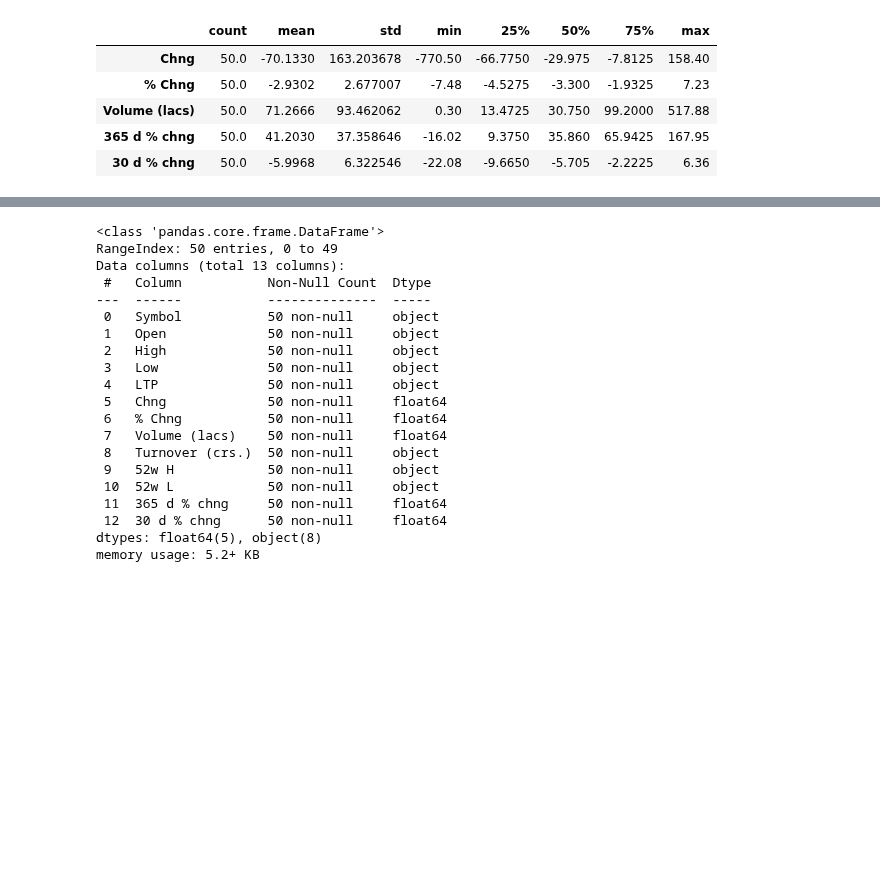
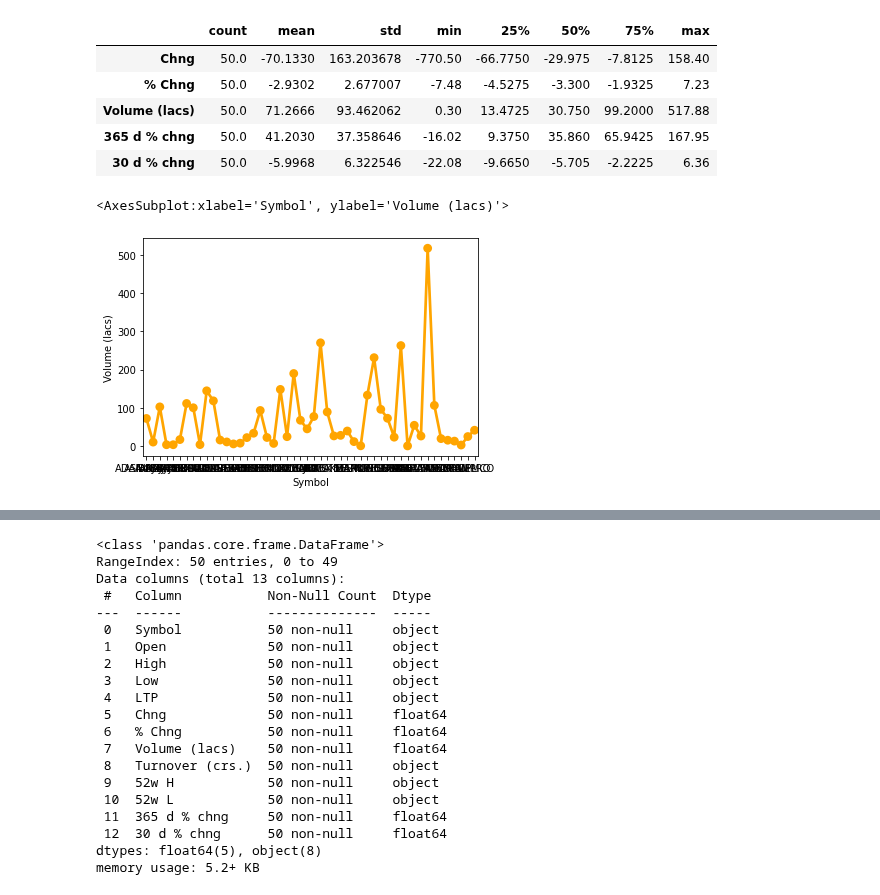
Before and after one commit to chandanabrdwj/100DaysOfML, a Jupyter notebook: nifty-50-stocks.ipynb, the cells around one changed output, grey strips where cells are left out. Drawn from its saved outputs; the diff is of its cells as text; code cells hidden in the pictures; blank space fills up the shorter version.

```diff
--- a/nifty-50-stocks.ipynb
+++ b/nifty-50-stocks.ipynb
@@ -14,7 +17,8 @@ df.head()
 | 3 | BAJAJ-AUTO | 3,370.00 | 3,383.50 | 3,320.00 | 3,335.00 | -56.70 | -1.67 | 3.42 | 114.59 | ... |
 | 4 | BAJAJFINSV | 17,200.00 | 17,237.20 | 16,610.00 | 16,684.00 | -684.85 | -3.94 | 3.42 | 576.79 | ... |
 # %%
-df.describe().T
+desc = df.describe()
+desc.T
 # %% [output]
 |  | count | mean | std | min | 25% | 50% | 75% | max |
 | Chng | 50.0 | -70.1330 | 163.203678 | -770.50 | -66.7750 | -29.975 | -7.8125 | 158.40 |
@@ -22,3 +26,8 @@ df.describe().T
 | Volume (lacs) | 50.0 | 71.2666 | 93.462062 | 0.30 | 13.4725 | 30.750 | 99.2000 | 517.88 |
 | 365 d % chng | 50.0 | 41.2030 | 37.358646 | -16.02 | 9.3750 | 35.860 | 65.9425 | 167.95 |
 | 30 d % chng | 50.0 | -5.9968 | 6.322546 | -22.08 | -9.6650 | -5.705 | -2.2225 | 6.36 |
+# %%
+sns.pointplot(x=df['Symbol'],y=df['Volume (lacs)'],data=desc,color='orange',alpha=0.8)
+# %% [output]
+<AxesSubplot:xlabel='Symbol', ylabel='Volume (lacs)'>
+[figure, added]
```
Also changed, not shown: parts of 7 cells of this notebook.
